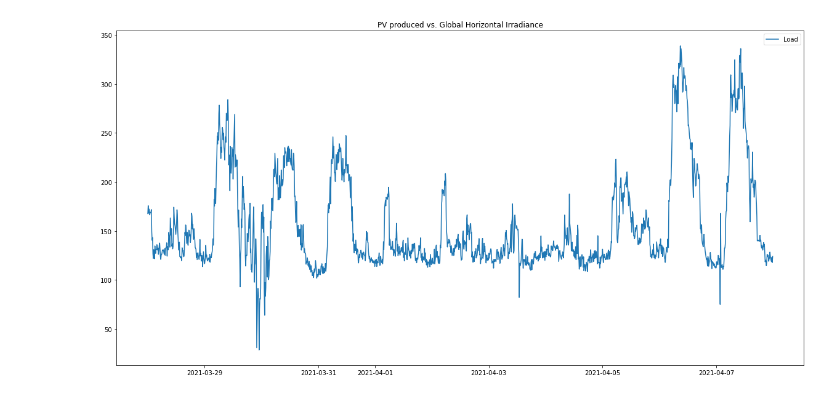
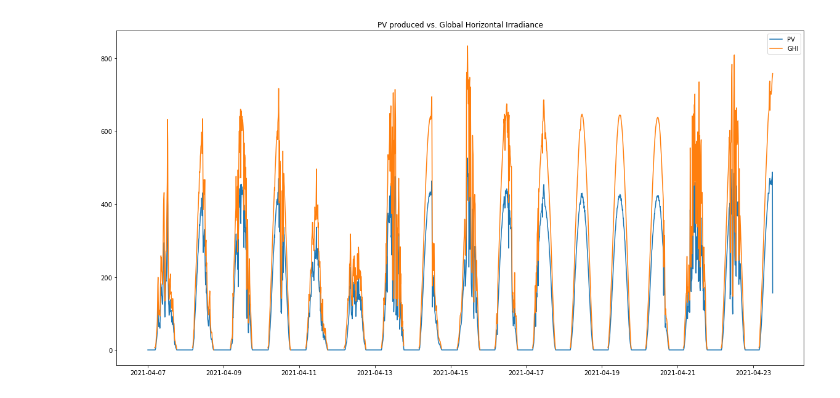
Before and after one commit to theodorhusefest/microgrid-mpc, a Jupyter notebook: data_analysis/new_data/clean_and_merge.ipynb, the cells around one changed output. Drawn from its saved outputs; the diff is of its cells as text; code cells hidden in the pictures.

```diff
--- a/data_analysis/new_data/clean_and_merge.ipynb
+++ b/data_analysis/new_data/clean_and_merge.ipynb
@@ -33,10 +33,10 @@ def clean_cumulative(filename, name, start, stop):
     df = df.rename(columns={"value":name})
     return df[(df.index >= start) &(df.index < stop)]
 # %%
-start = datetime(2021, 3, 28)
-stop = datetime(2021, 4, 8)
+start = datetime(2021, 4, 7)
+stop = datetime(2021, 4, 25)
 
-path = "./08.04_collected"
+path = "./23.4_collected"
 
 filenames_cont = ["air_temp.csv",  "GHI.csv", "PAI.csv"]
 filenames_cum = ["load.csv", "PV.csv"]
@@ -53,12 +53,12 @@ L, PV = [clean_cumulative(os.path.join(path, filenames_cum[i]), column_names_cum
 df = pd.concat([air_temp, GHI, PAI, L, PV], axis =1)
 # %%
 plt.figure(figsize=(20, 10))
-#plt.plot(df.index, df.PV, label = "PV")
-#plt.plot(df.index, df.GHI, label = "GHI")
-plt.plot(df.index, df.L, label = "Load")
+plt.plot(df.index, df.PV, label = "PV")
+plt.plot(df.index, df.GHI, label = "GHI")
+#plt.plot(df.index, df.L, label = "Load")
 plt.legend()
 plt.title("PV produced vs. Global Horizontal Irradiance")
 plt.show()
 # %% [output]
-[figure, old version]
+[figure, new version]
 # %%
```
Also changed, not shown: parts of 1 cell of this notebook, 31 other files.
